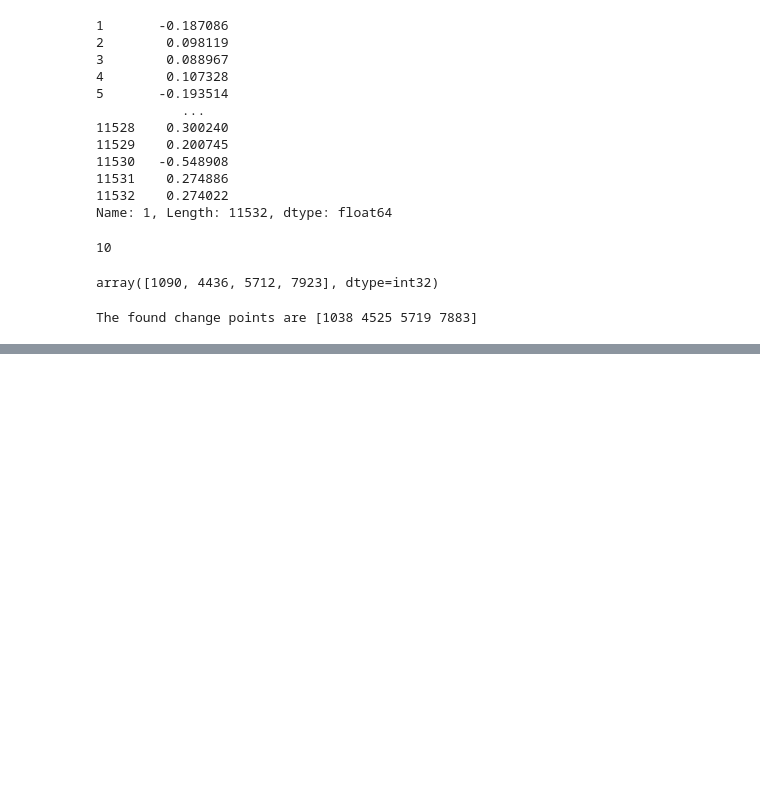
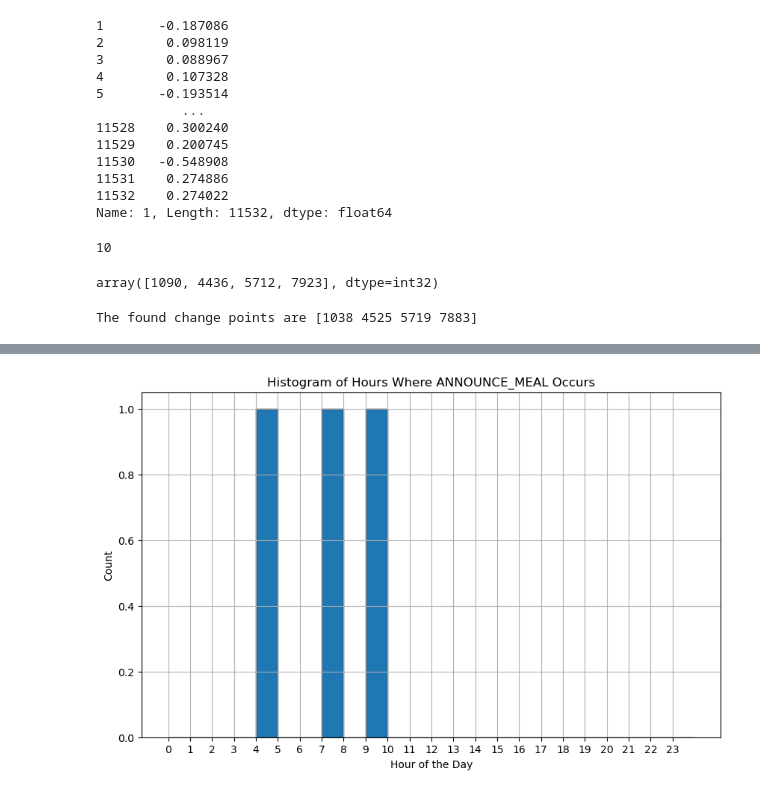
Before and after one commit to RobotPsychologist/bg_control, a Jupyter notebook: 0_meal_identification/meal_identification/notebooks/1.01-cjr-change-point-index-creator.ipynb, the cells around one changed output, grey strips where cells are left out. Drawn from its saved outputs; the diff is of its cells as text; code cells hidden in the pictures; blank space fills up the shorter version.

Commit message:
Completed top n carbs child function. And erase meal overlap. Also included some histograms to verify that it is working correctly.

```diff
--- a/0_meal_identification/meal_identification/notebooks/1.01-cjr-change-point-index-creator.ipynb
+++ b/0_meal_identification/meal_identification/notebooks/1.01-cjr-change-point-index-creator.ipynb
@@ -830,0 +805,43 @@ timestamp
+# %%
+import pandas as pd
+import matplotlib.pyplot as plt
+
+def plot_announce_meal_histogram(df):
+    """
+    Plot a histogram of the hours of the day where 'ANNOUNCE_MEAL' occurs.
+
+    Parameters
+    ----------
+    df : pd.DataFrame
+        The input DataFrame with columns 'msg_type' and a datetime index.
+
+    Returns
+    -------
+    None
+    """
+    # Filter the DataFrame to include only 'ANNOUNCE_MEAL' events
+    announce_meal_df = df[df['msg_type'] == 'ANNOUNCE_MEAL']
+
+    # Extract the hour from the timestamp
+    announce_meal_hours = announce_meal_df.index.hour
+
+    # Plot the histogram
+    plt.figure(figsize=(10, 6))
+    plt.hist(announce_meal_hours, bins=24, range=(0, 24), edgecolor='black')
+    plt.xlabel('Hour of the Day')
+    plt.ylabel('Count')
+    plt.title('Histogram of Hours Where ANNOUNCE_MEAL Occurs')
+    plt.xticks(range(0, 24))
+    plt.grid(True)
+    plt.show()
+
+# Example usage
+data = {
+    'msg_type': ['ANNOUNCE_MEAL', 'OTHER', 'OTHER', 'ANNOUNCE_MEAL', 'OTHER', 'ANNOUNCE_MEAL'],
+    'food_g': [10, 5, 0, 20, 15, 25],
+    'timestamp': pd.date_range(start='2023-01-01 04:00:00', periods=6, freq='H')
+}
+df = pd.DataFrame(data).set_index('timestamp')
+plot_announce_meal_histogram(df)
+# %% [output]
+[figure, added]
```
Also changed, not shown: parts of 12 cells of this notebook, 4 other files.
